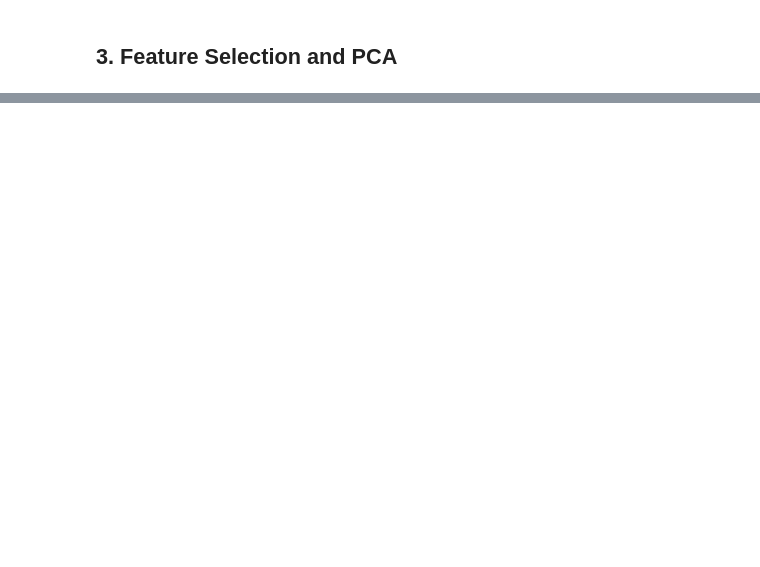
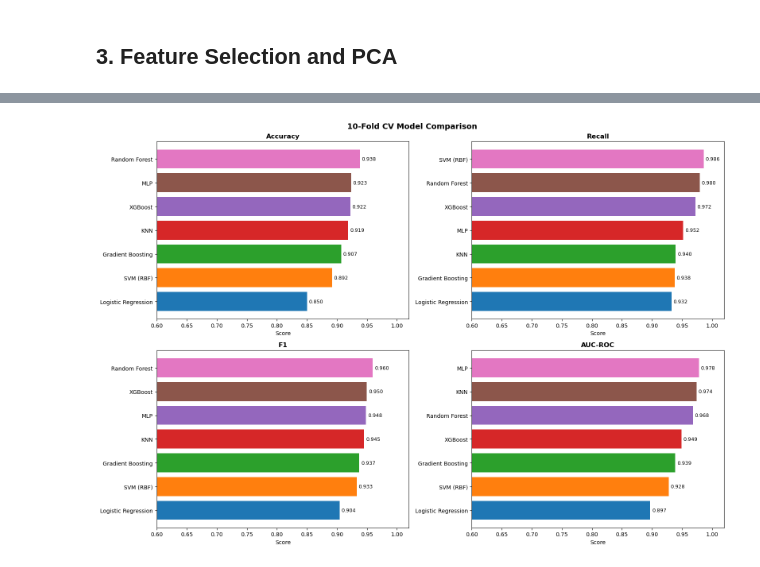
Before and after one commit to Sahar-Salmanz/parkinsons_ml, a Jupyter notebook: src/parkinsons.ipynb, the cells around one changed output, grey strips where cells are left out. Saved outputs shown, nothing was run; the diff lists cells and outputs as text; code cells hidden in the pictures; blank space fills up the shorter version.

```diff
--- a/src/parkinsons.ipynb
+++ b/src/parkinsons.ipynb
@@ -260,0 +394,13 @@ plt.tight_layout()
+# %%
+for name, model in models.items():
+    cv_res = cross_validate(model, X_model, y, cv=cv, scoring=scoring, n_jobs=-1)
+    results[name] = {
+        "Accuracy": cv_res["test_accuracy"].mean(),
+        "Recall":   cv_res["test_recall"].mean(),
+        "F1":       cv_res["test_f1"].mean(),
+        "AUC-ROC":  cv_res["test_roc_auc"].mean(),
+        "Acc_std":  cv_res["test_accuracy"].std(),
+    }
+    r = results[name]
+
+results_df = pd.DataFrame(results).T
@@ -260,0 +418,18 @@ plt.tight_layout()
+# %%
+# Metrics comparison
+fig, axes = plt.subplots(2, 2, figsize=(16, 11))
+metrics = ["Accuracy", "Recall", "F1", "AUC-ROC"]
+palette = sns.color_palette("tab10", len(models))
+for ax, metric in zip(axes.flatten(), metrics):
+    vals = results_df[metric].sort_values(ascending=True)
+    bars = ax.barh(vals.index, vals.values, color=palette[:len(vals)])
+    ax.set_xlim(0.6, 1.02)
+    ax.set_title(metric, fontsize=12, fontweight="bold")
+    ax.set_xlabel("Score")
+    for bar, v in zip(bars, vals.values):
+        ax.text(v + 0.003, bar.get_y() + bar.get_height() / 2,
+                f"{v:.3f}", va="center", fontsize=9)
+plt.suptitle("10-Fold CV Model Comparison", fontsize=14, fontweight="bold")
+plt.tight_layout()
+# %% [output]
+[figure, added]
```
Also changed, not shown: parts of 21 cells of this notebook.
